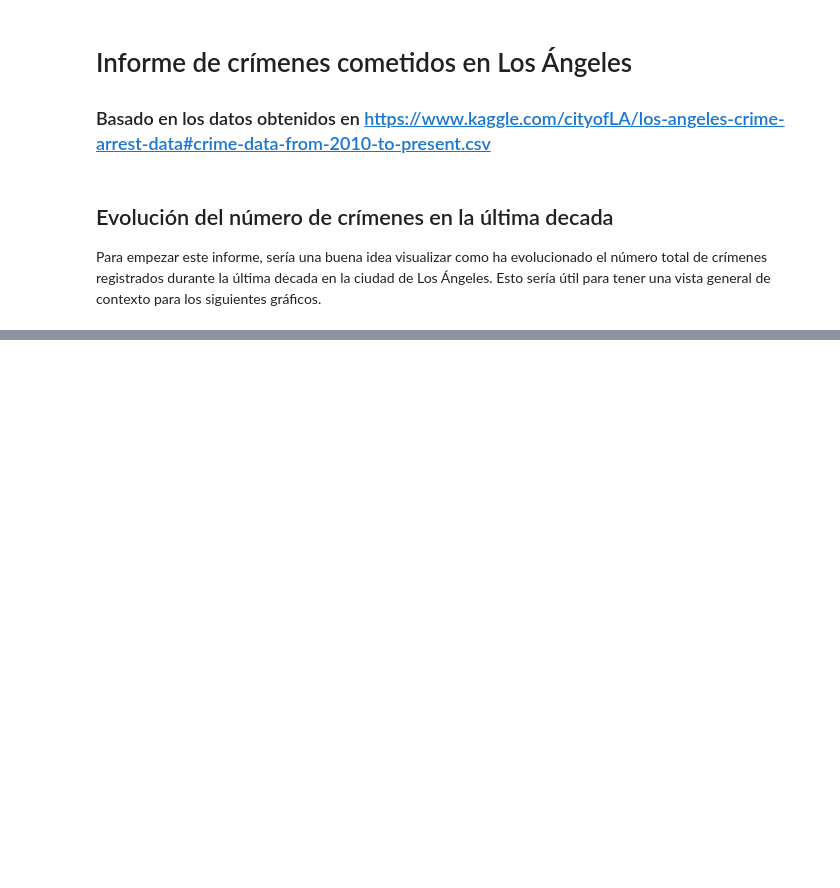
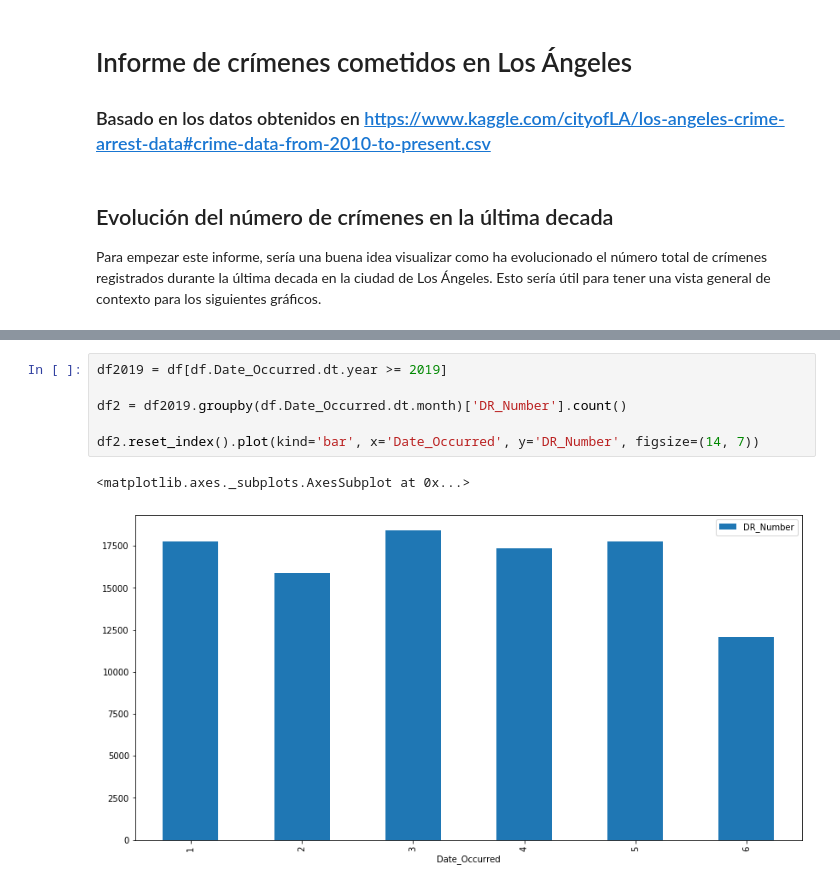
Before and after one commit to 2019-B-GR1-Python/py-murillo-lopez-jose-luis, a Jupyter notebook: informe/proyecto-informe.ipynb, the cells around one changed output, grey strips where cells are left out. Drawn from its saved outputs; the diff is of its cells as text; blank space fills up the shorter version.

```diff
--- a/informe/proyecto-informe.ipynb
+++ b/informe/proyecto-informe.ipynb
@@ -39,0 +30,9 @@ df1
+# %%
+df2019 = df[df.Date_Occurred.dt.year >= 2019]
+
+df2 = df2019.groupby(df.Date_Occurred.dt.month)['DR_Number'].count()
+
+df2.reset_index().plot(kind='bar', x='Date_Occurred', y='DR_Number', figsize=(14, 7))
+# %% [output]
+<matplotlib.axes._subplots.AxesSubplot at 0x...>
+[figure, added]
```
Also changed, not shown: parts of 10 cells of this notebook.
